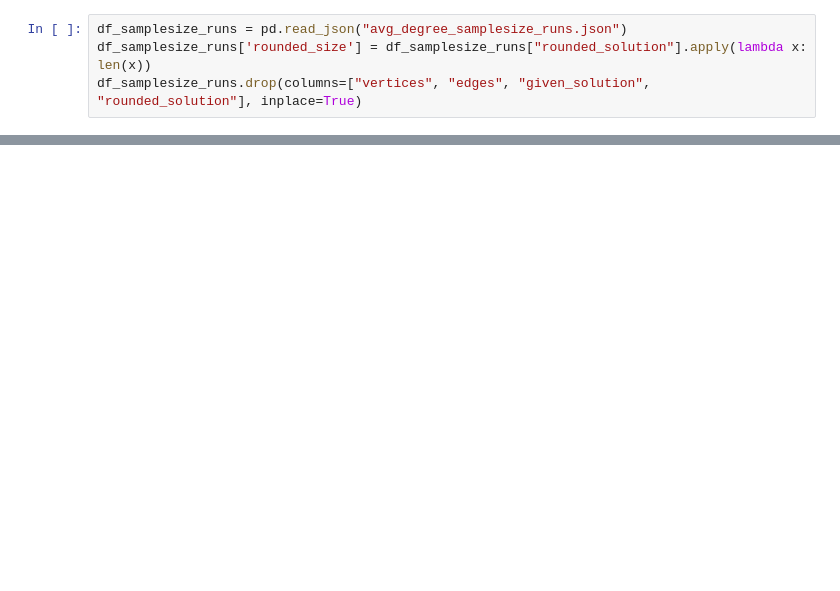
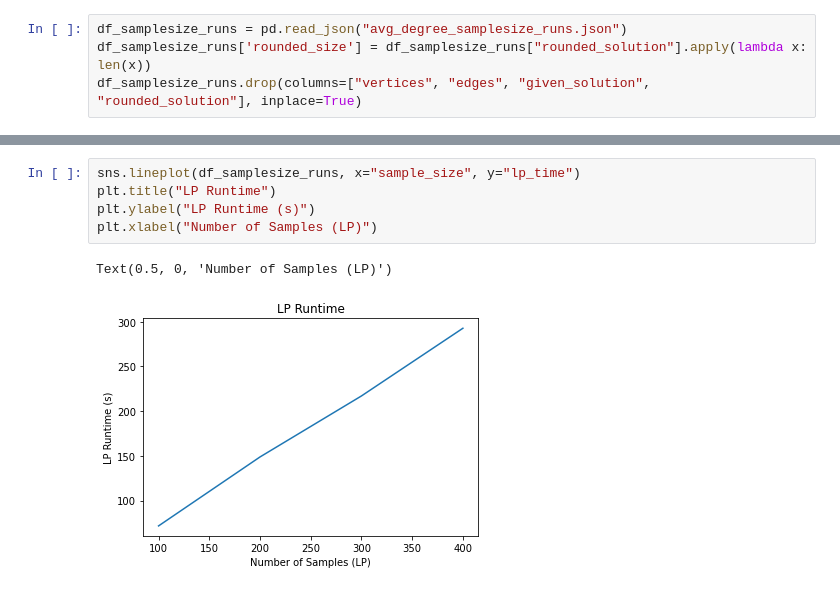
Before and after one commit to Ann924/LeakyVaccine, a Jupyter notebook: Visualizations.ipynb, the cells around one changed output, grey strips where cells are left out. Drawn from its saved outputs; the diff is of its cells as text; blank space fills up the shorter version.

```diff
--- a/Visualizations.ipynb
+++ b/Visualizations.ipynb
@@ -29,0 +32,8 @@ Text(0.5, 0, 'Number of Occurrences')
+# %%
+sns.lineplot(df_samplesize_runs, x="sample_size", y="lp_time")
+plt.title("LP Runtime")
+plt.ylabel("LP Runtime (s)")
+plt.xlabel("Number of Samples (LP)")
+# %% [output]
+Text(0.5, 0, 'Number of Samples (LP)')
+[figure, added]
```
Also changed, not shown: parts of 3 cells of this notebook, 4 other files.
